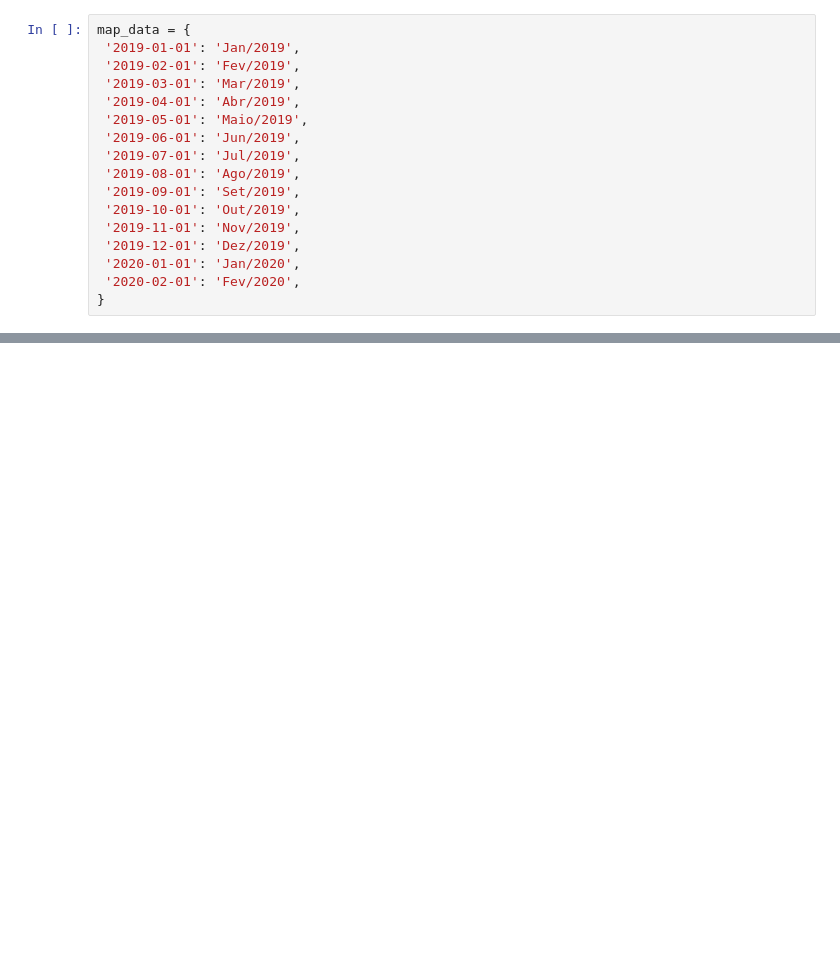
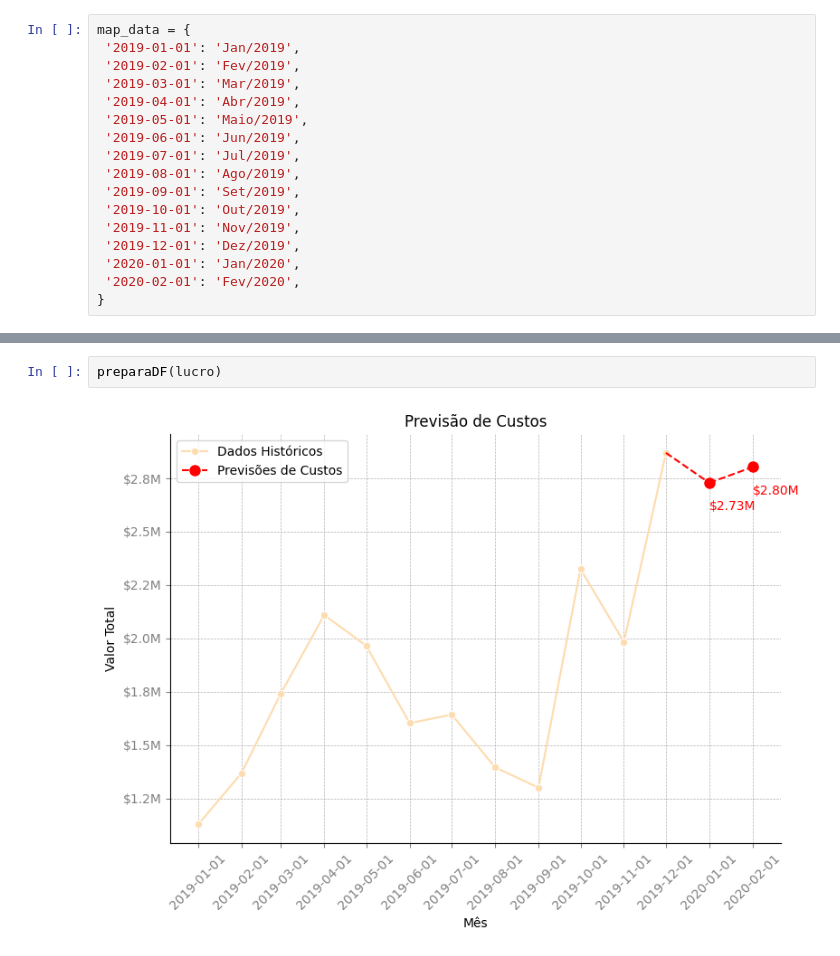
Before and after one commit to alyssonmontovanelli/analise_Previsao_Vendas_varejo, a Jupyter notebook: pre_processamento/Financeiro.ipynb, the cells around one changed output, grey strips where cells are left out. Cells and saved outputs as stored; diff of their text form; blank space fills up the shorter version.

```diff
--- a/pre_processamento/Financeiro.ipynb
+++ b/pre_processamento/Financeiro.ipynb
@@ -255,0 +195,4 @@ map_data = {
+# %%
+preparaDF(lucro)
+# %% [output]
+[figure, added]
```
Also changed, not shown: parts of 13 cells of this notebook, 1 other file.
